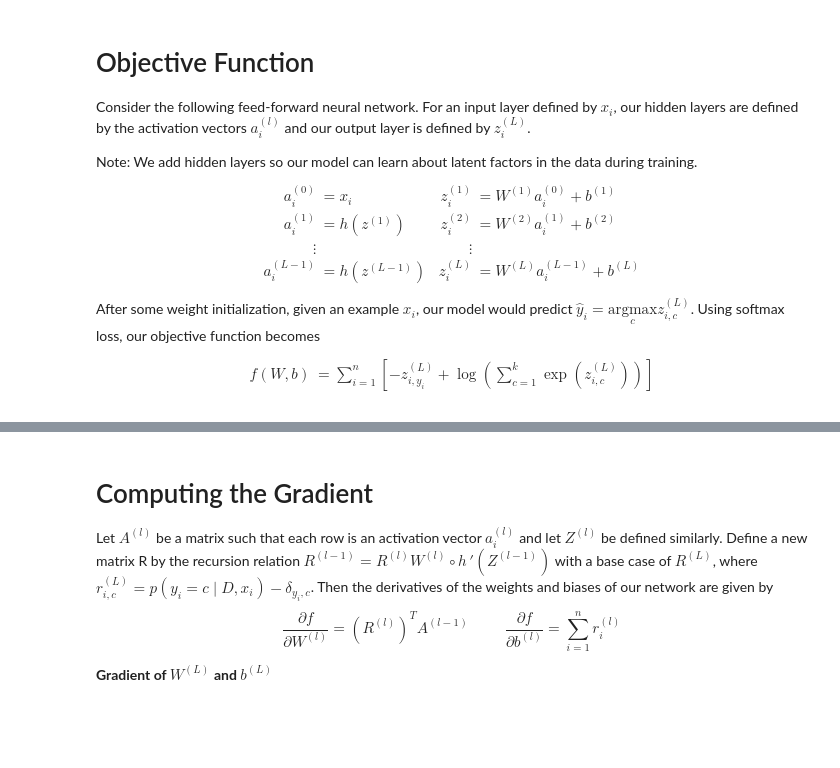
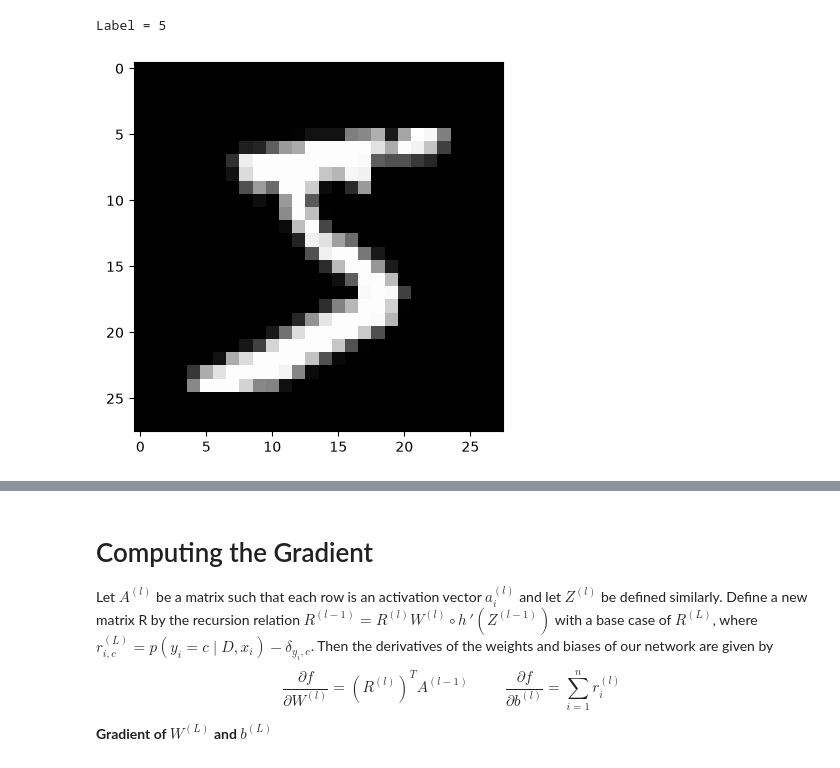
Before and after one commit to joeyshi12/neural-network-from-scratch, a Jupyter notebook: notebooks/neural_network.ipynb, the cells around one changed output, grey strips where cells are left out. Drawn from its saved outputs; the diff is of its cells as text; code cells hidden in the pictures; blank space fills up the shorter version.

```diff
--- a/notebooks/neural_network.ipynb
+++ b/notebooks/neural_network.ipynb
@@ -25,17 +17,10 @@ import gzip
 import pickle
 
 # Load mnist data set of 26x26 hand-drawn digits
-with gzip.open('data/mnist.pkl.gz', 'rb') as f:
+with gzip.open('../data/mnist.pkl.gz', 'rb') as f:
     train_set, valid_set, test_set = pickle.load(f, encoding="latin1")
 
 X, y = train_set
 X_test, y_test = test_set
 examples, pixels = X.shape
-print(f"n = {examples}, d = {pixels}")
-
-# Preview data set
-example = 0
-print(f"digit = {y[example]}")
-image = np.reshape(X[example], (28, 28))
-plt.imshow(image, cmap='gray')
-plt.show()
+print(f"Number of examples = {examples}, Image size = {pixels}")
@@ -65,17 +29,9 @@ def softmax_loss(Z: np.ndarray, y: np.ndarray):
-# %% [markdown]
-# Objective Function
-
-Consider the following feed-forward neural network.
-For an input layer defined by $x_i$, our hidden layers are defined by the activation vectors $a_i^{(l)}$ and our output layer is defined by $z_i^{(L)}$.
-
-Note: We add hidden layers so our model can learn about latent factors in the data during training.
-\begin{align*}
-    a_i^{(0)} &= x_i & z_i^{(1)} &= W^{(1)}a_i^{(0)} + b^{(1)} \\
-    a_i^{(1)} &= h\left(z^{(1)}\right) & z_i^{(2)} &= W^{(2)}a_i^{(1)} + b^{(2)} \\
-    \vdots & & \vdots \\
-    a_i^{(L-1)} &= h\left(z^{(L-1)}\right) & z_i^{(L)} &= W^{(L)}a_i^{(L-1)} + b^{(L)}
-\end{align*}
-After some weight initialization, given an example $x_i$, our model would predict $\displaystyle\hat{y}_i = \underset{c}{\text{argmax}} z_{i,c}^{(L)}$. Using softmax loss, our objective function becomes
-\begin{align*}
-    f(W, b) &= \sum_{i=1}^{n} \left[-z_{i, y_i}^{(L)} + \log\left(\sum_{c=1}^{k} \exp\left(z_{i, c}^{(L)}\right)\right)\right]
-\end{align*}
+# %%
+# Preview data
+print(f"Label = {y[0]}")
+image = np.reshape(X[0], (28, 28))
+plt.imshow(image, cmap='gray')
+plt.show()
+# %% [output]
+Label = 5
+[figure, added]
```
Also changed, not shown: parts of 11 cells of this notebook, 2 other files.
